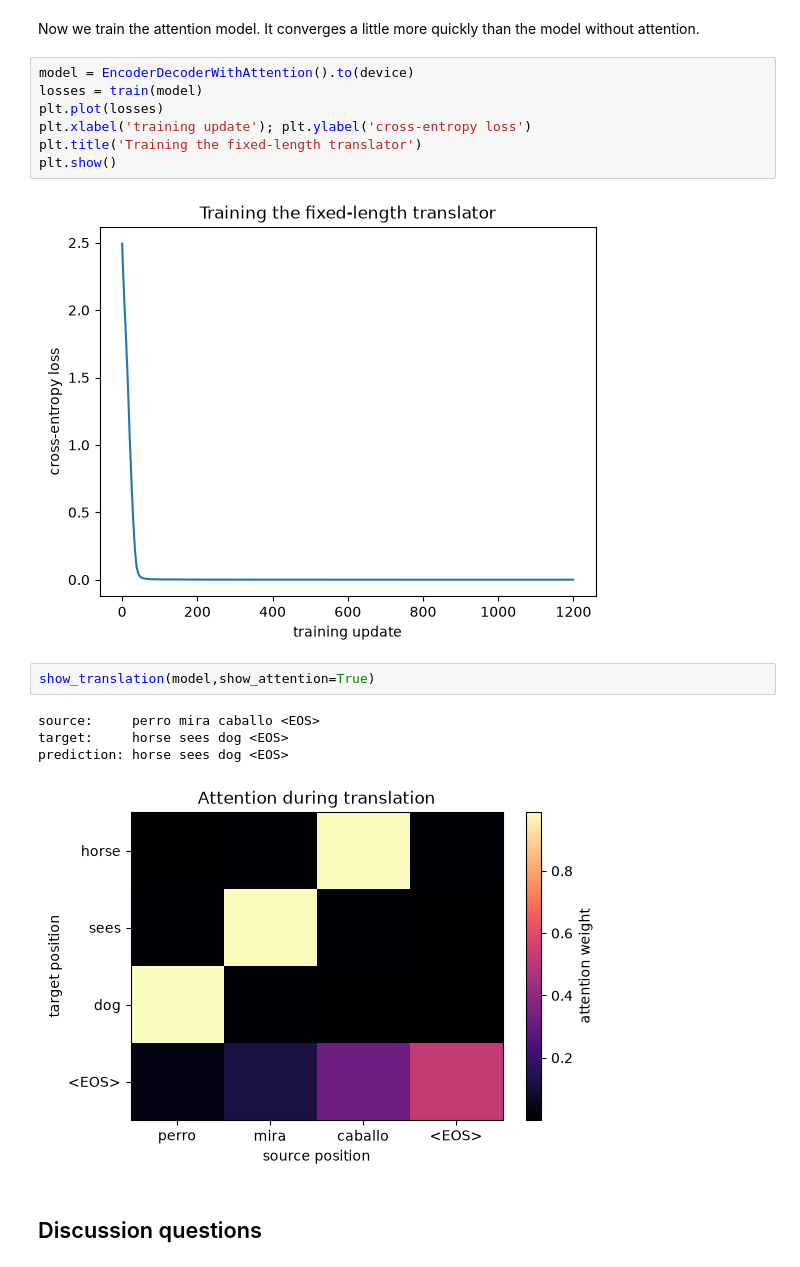
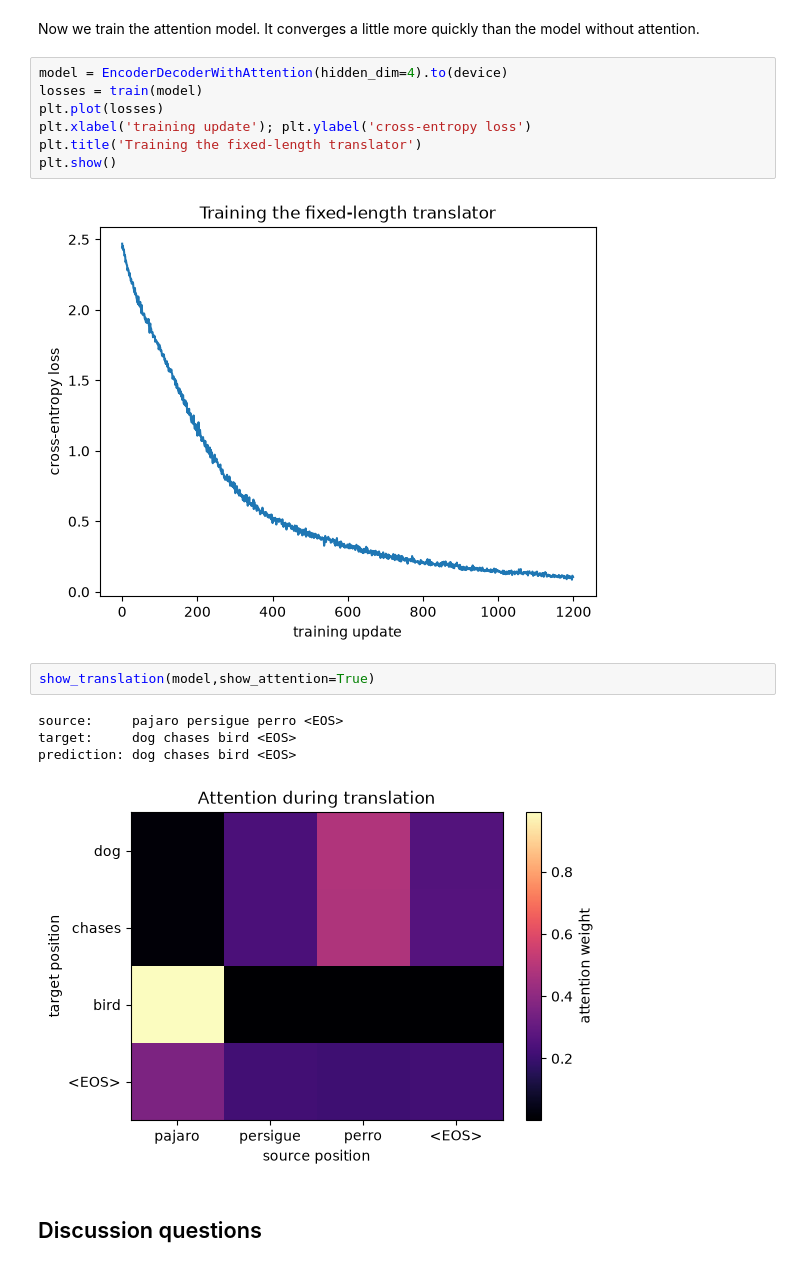
Before and after one commit to otishunt/DATA-4620-Labs, a Jupyter notebook: Labs/Lab_08_03_Attention_in_RNN.ipynb, the cells around one changed output. Drawn from its saved outputs; the diff is of its cells as text.

```diff
--- a/Labs/Lab_08_03_Attention_in_RNN.ipynb
+++ b/Labs/Lab_08_03_Attention_in_RNN.ipynb
@@ -356,21 +356,21 @@ prediction: mouse chases bird <EOS>
 # %% [markdown]
 Now we train the attention model.  It converges a little more quickly than the model without attention.
 # %%
-model = EncoderDecoderWithAttention().to(device)
+model = EncoderDecoderWithAttention(hidden_dim=4).to(device)
 losses = train(model)
 plt.plot(losses)
 plt.xlabel('training update'); plt.ylabel('cross-entropy loss')
 plt.title('Training the fixed-length translator')
 plt.show()
 # %% [output]
-[figure, old version]
+[figure, new version]
 # %%
 show_translation(model,show_attention=True)
 # %% [output]
-source:     perro mira caballo <EOS>
-target:     horse sees dog <EOS>
-prediction: horse sees dog <EOS>
+source:     pajaro persigue perro <EOS>
+target:     dog chases bird <EOS>
+prediction: dog chases bird <EOS>
-[figure, old version]
+[figure, new version]
 # %% [markdown]
 ## Discussion questions
 # %% [markdown]
```
Also changed, not shown: parts of 6 cells of this notebook, 1 other file.
